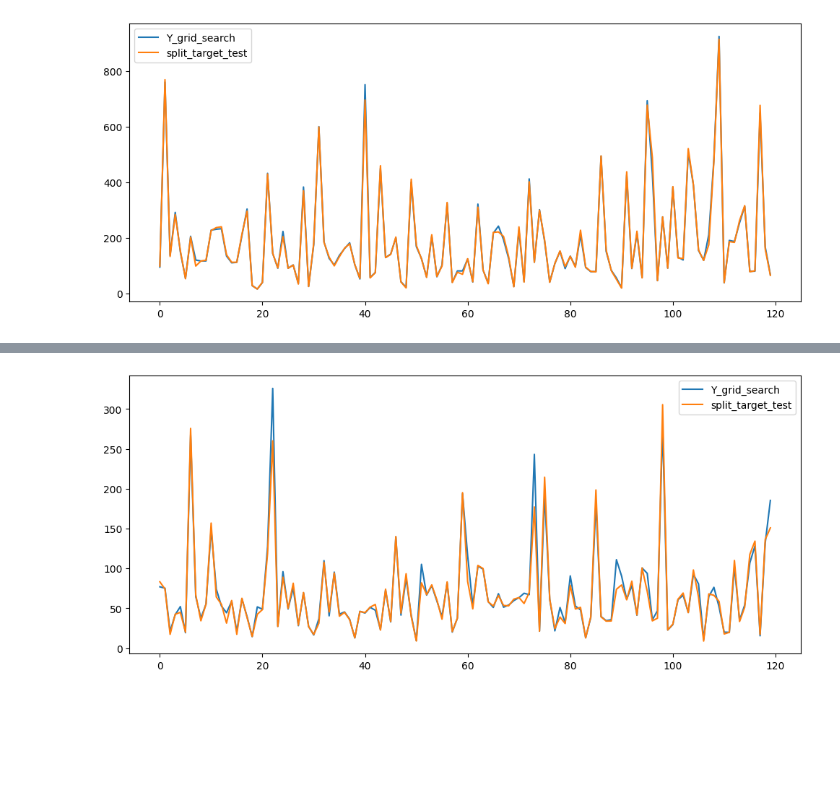
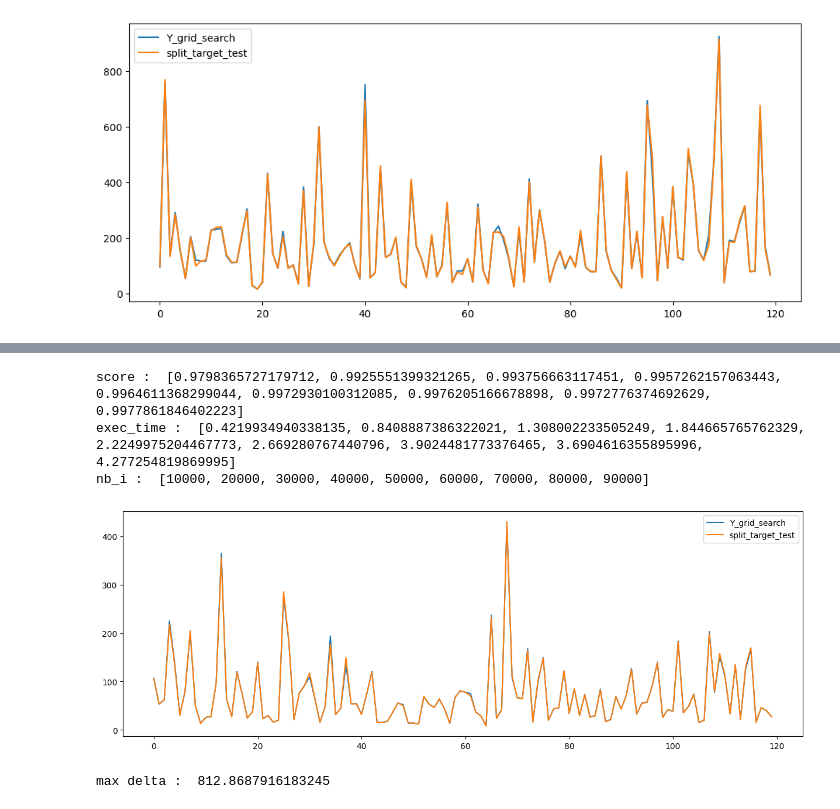
Before and after one commit to blaxxFR/projetIA, a Jupyter notebook: note_book.ipynb, the cells around one changed output, grey strips where cells are left out. Saved outputs shown, nothing was run; the diff lists cells and outputs as text; code cells hidden in the pictures; blank space fills up the shorter version.

```diff
--- a/note_book.ipynb
+++ b/note_book.ipynb
@@ -995,12 +1150,29 @@ delta > 10 :  (array([  3,   4,  14,  16,  18,  34,  47,  59,  64,  65,  67,  73
+# %%
+print("score : ",score)
+print("exec_time : ",exec_time)
+print("nb_i : ",nb_i)
+# %% [output]
+score :  [0.9798365727179712, 0.9925551399321265, 0.993756663117451, 0.9957262157063443, 0.9964611368299044, 0.9972930100312085, 0.9976205166678898, 0.9972776374692629, 0.9977861846402223]
+exec_time :  [0.4219934940338135, 0.8408887386322021, 1.308002233505249, 1.844665765762329, 2.2249975204467773, 2.669280767440796, 3.9024481773376465, 3.6904616355895996, 4.277254819869995]
+nb_i :  [10000, 20000, 30000, 40000, 50000, 60000, 70000, 80000, 90000]
+# %%
+start = time.time()
+Y_pred_treillis = rf_reg_treillis_var.predict(split_test_treillis)
+end = time.time()
 # %%
 # plot prediction
 
-plt.figure(figsize=(12, 5))
+plt.figure(figsize=(15, 5))
 plt.plot((Y_pred_treillis)[:120])
 plt.plot((np.array(split_target_test_treillis)[:120]))
 
 plt.legend(
     ['Y_grid_search', 'split_target_test'])
 plt.show()
 # %% [output]
-[figure, old version]
+[figure, new version]
+# %%
+# print max delta between prediction and real value
+print("max delta : ",np.max(np.abs(Y_pred_treillis - np.array(split_target_test_treillis))))
+# %% [output]
+max delta :  812.8687916183245
```
Also changed, not shown: parts of 5 cells of this notebook.
